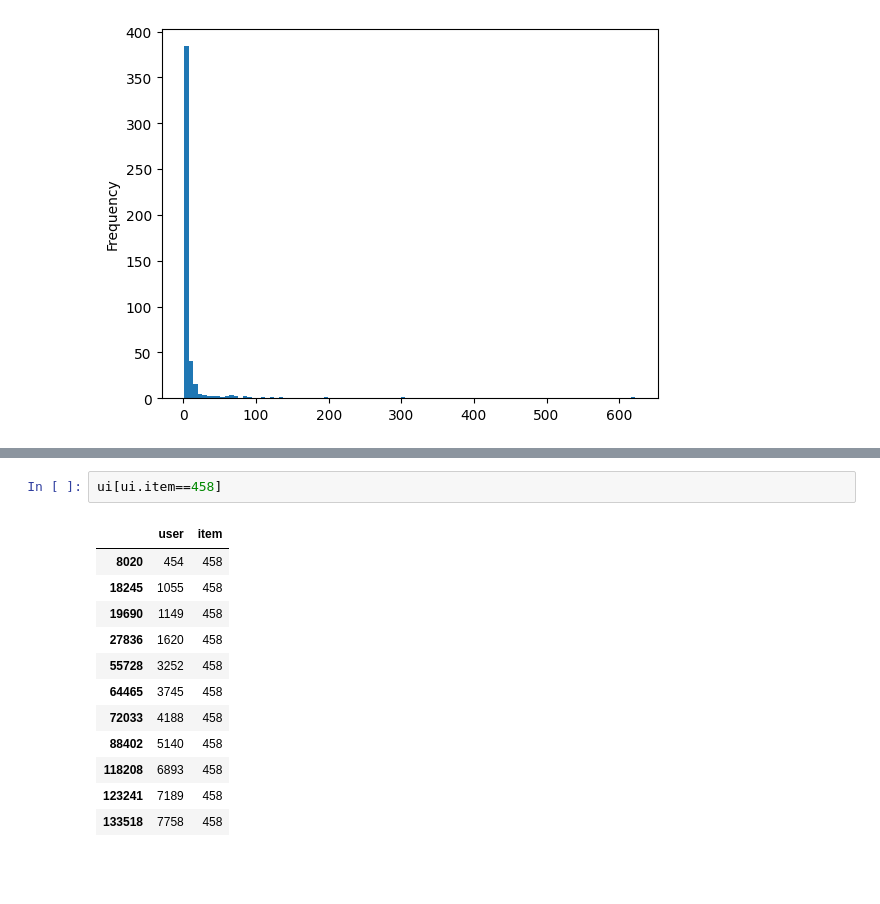
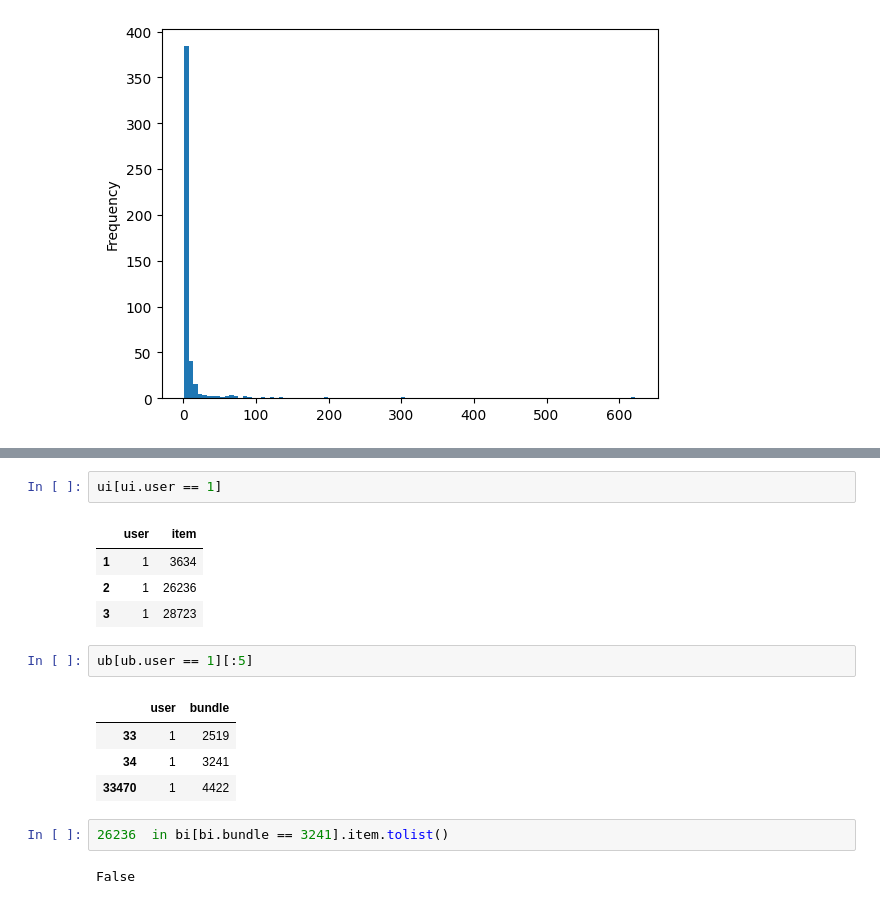
Before and after one commit to hieunt1410/Demo, a Jupyter notebook: visualize.ipynb, the cells around one changed output, grey strips where cells are left out. Drawn from its saved outputs; the diff is of its cells as text; blank space fills up the shorter version.

```diff
--- a/visualize.ipynb
+++ b/visualize.ipynb
@@ -96,15 +80,18 @@ bi[bi.bundle==1073]
 # %%
-ui[ui.item==458]
+ui[ui.user == 1]
 # %% [output]
 |  | user | item |
-| 8020 | 454 | 458 |
-| 18245 | 1055 | 458 |
-| 19690 | 1149 | 458 |
-| 27836 | 1620 | 458 |
-| 55728 | 3252 | 458 |
-| 64465 | 3745 | 458 |
-| 72033 | 4188 | 458 |
-| 88402 | 5140 | 458 |
-| 118208 | 6893 | 458 |
-| 123241 | 7189 | 458 |
-| 133518 | 7758 | 458 |
+| 1 | 1 | 3634 |
+| 2 | 1 | 26236 |
+| 3 | 1 | 28723 |
+# %%
+ub[ub.user == 1][:5]
+# %% [output]
+|  | user | bundle |
+| 33 | 1 | 2519 |
+| 34 | 1 | 3241 |
+| 33470 | 1 | 4422 |
+# %%
+26236  in bi[bi.bundle == 3241].item.tolist()
+# %% [output]
+False
```
Also changed, not shown: parts of 1 cell of this notebook, 2 other files.
